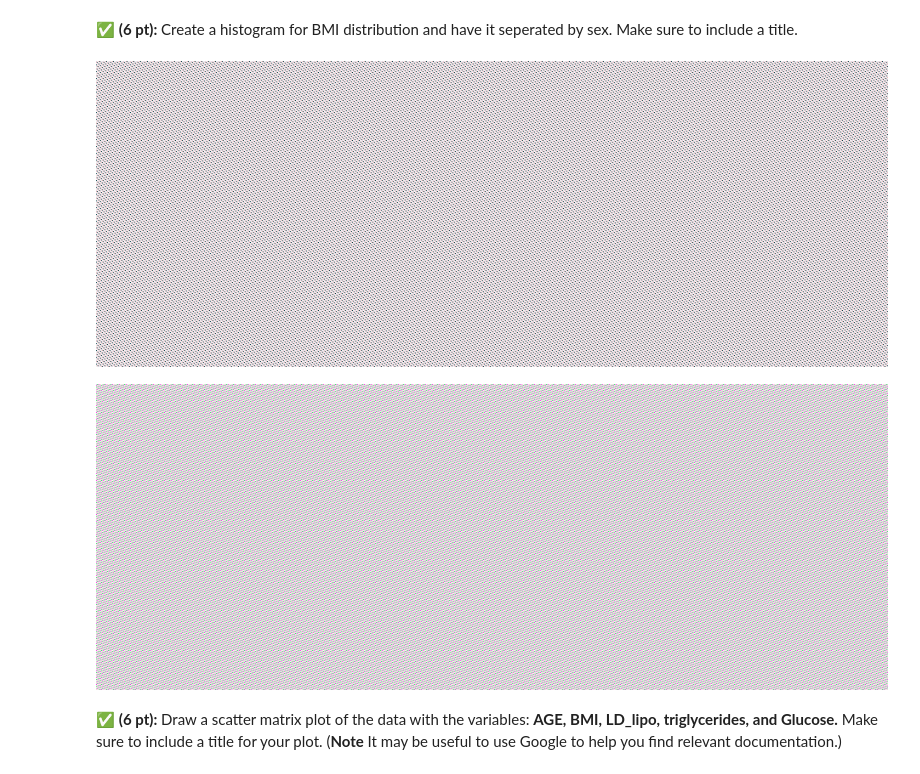
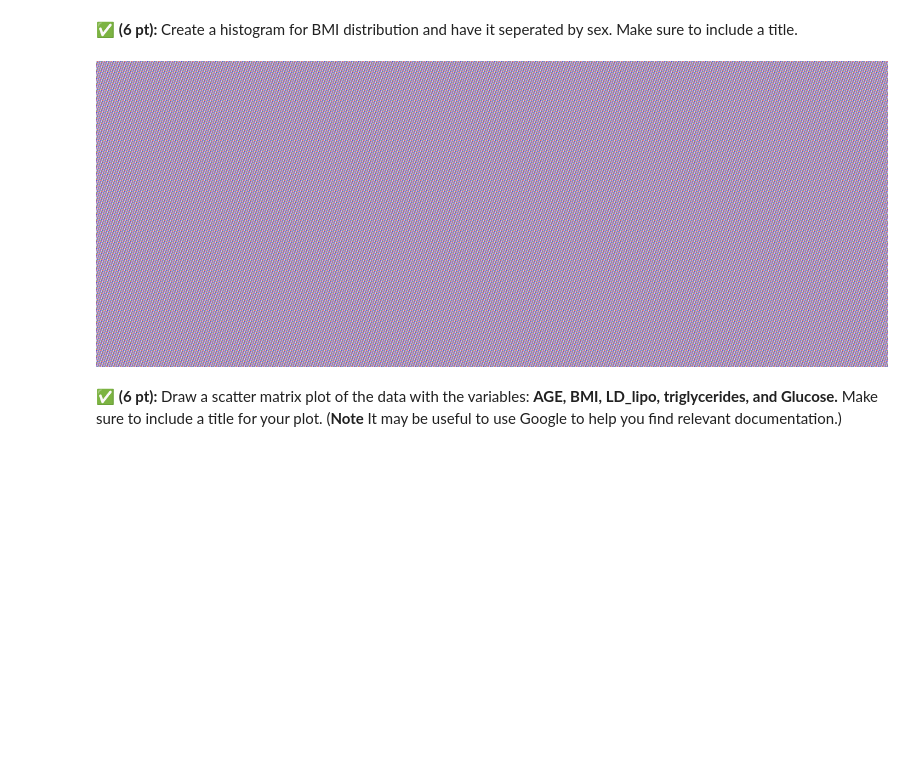
Before and after one commit to zuohanwe/CMSE202-s23-turnin, a Jupyter notebook: midterm/CMSE202-Midterm-Sect001_TF_Mods-STUDENT.ipynb, the cells around one changed output. Drawn from its saved outputs; the diff is of its cells as text; code cells hidden in the pictures; blank space fills up the shorter version.

Commit message:
Finish half of midterm part 4; change histogram plot in part 3

```diff
--- a/midterm/CMSE202-Midterm-Sect001_TF_Mods-STUDENT.ipynb
+++ b/midterm/CMSE202-Midterm-Sect001_TF_Mods-STUDENT.ipynb
@@ -194,16 +194,12 @@ fig.show()
 [figure]
 # %% [markdown]
 &#9989; **(6 pt):** Create a histogram for BMI distribution and have it seperated by sex. Make sure to include a title.
-# %%
-## put your code here
-fig1 = px.histogram(male_df, x="BMI", title='Male BMI frequency')
-fig1.show()
-
-fig2 = px.histogram(female_df, x="BMI", title='Female BMI frequency')
-fig2.show()
-# %% [output]
-[figure, removed]
-[figure, removed]
+# %%
+## put your code here
+fig = px.histogram(no_y_df, x="BMI", color="SEX", barmode="overlay")
+fig.show()
+# %% [output]
+[figure, added]
 # %% [markdown]
 &#9989; **(6 pt):** Draw a scatter matrix plot of the data with the variables: **AGE, BMI, LD_lipo, triglycerides, and Glucose.** Make sure to include a title for your plot. (**Note** It may be useful to use Google to help you find relevant documentation.)
 # %%
```
Also changed, not shown: parts of 6 cells of this notebook, 1 other file.
